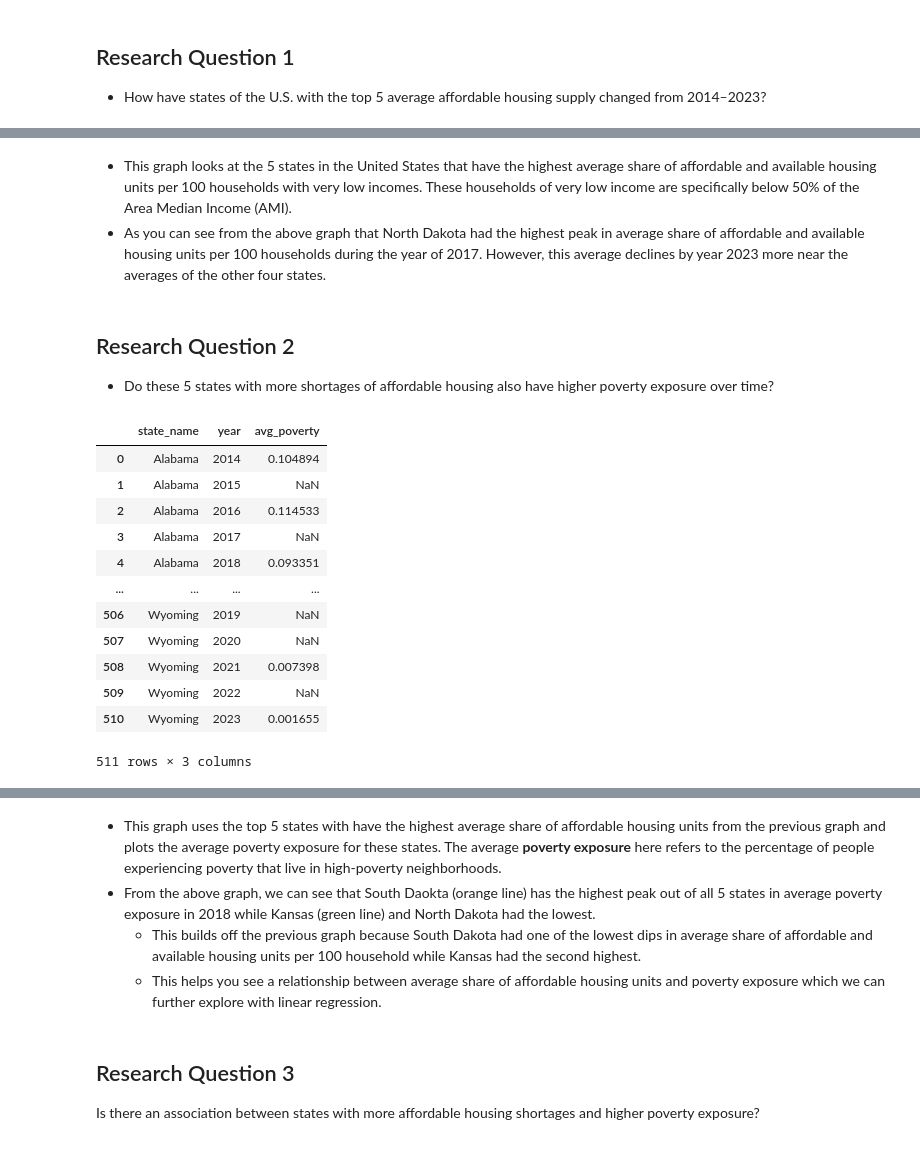
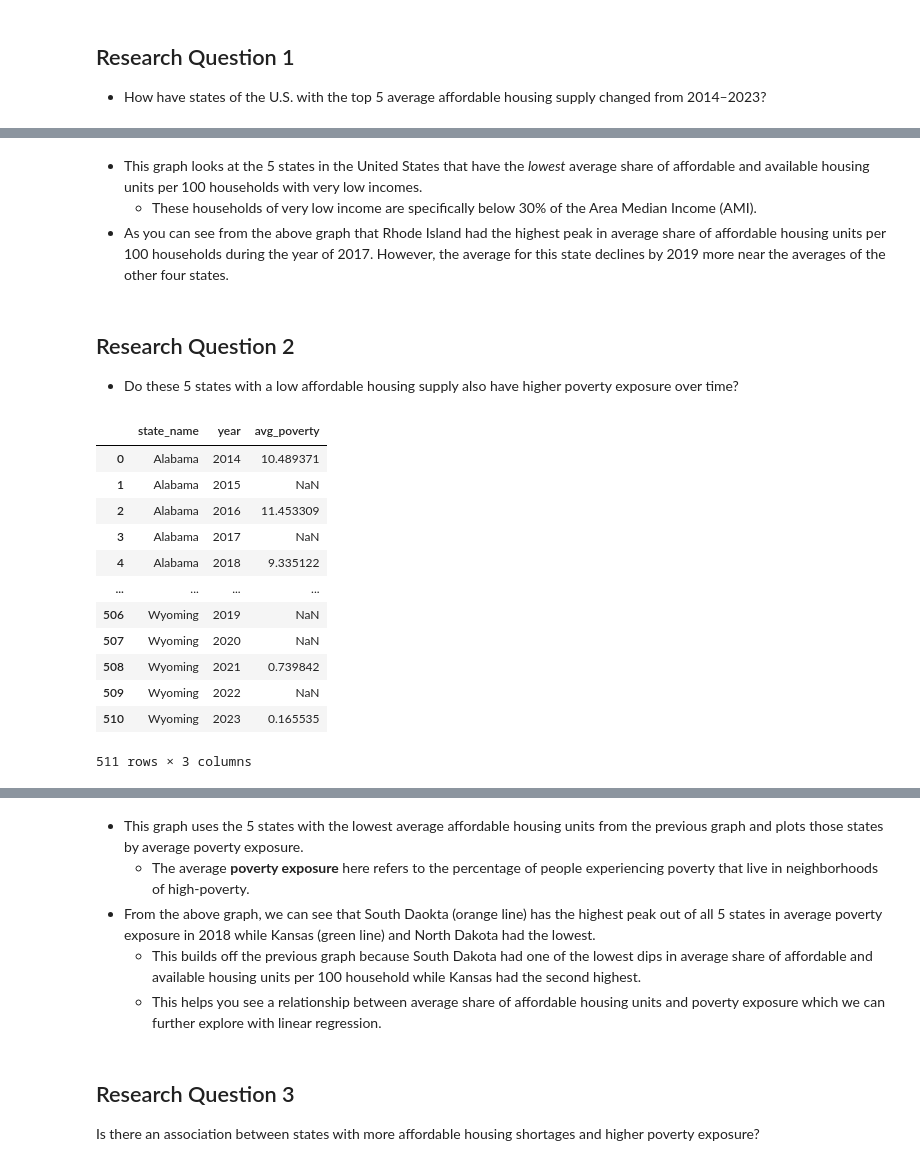
Before and after one commit to Adrian1840/MATH120_Final_Project, a Jupyter notebook: notebooks/MATH120_Final_Project.ipynb, the cells around one changed output, grey strips where cells are left out. Cells and saved outputs as stored; diff of their text form; code cells hidden in the pictures.

```diff
--- a/notebooks/MATH120_Final_Project.ipynb
+++ b/notebooks/MATH120_Final_Project.ipynb
@@ -138,27 +138,29 @@ fig.show()
 # %% [output]
 [interactive output not drawn]
 # %% [markdown]
-* This graph looks at the 5 states in the United States that have the highest average share of affordable and available housing units per 100 households with very low incomes. These households of very low income are specifically below 50% of the Area Median Income (AMI).
-* As you can see from the above graph that North Dakota had the highest peak in average share of affordable and available housing units per 100 households during the year of 2017. However, this average declines by year 2023 more near the averages of the other four states.
+* This graph looks at the 5 states in the United States that have the *lowest* average share of affordable and available housing units per 100 households with very low incomes.
+    * These households of very low income are specifically below 30% of the Area Median Income (AMI).
+* As you can see from the above graph that Rhode Island had the highest peak in average share of affordable housing units per 100 households during the year of 2017. However, the average for this state declines by 2019 more near the averages of the other four states.
 # %% [markdown]
 ## Research Question 2
-* Do these 5 states with more shortages of affordable housing also have higher poverty exposure over time?
+* Do these 5 states with a low affordable housing supply also have higher poverty exposure over time?
 # %%
 #Avg poverty share (pct) of ppl experiencing poverty who live in high-poverty neighborhoods
 poverty_st_yr = county.groupby(["state_name","year"], as_index=False).agg(avg_poverty= ("share_poverty_exposure","mean")) #adds pop col with mean of pop
+poverty_st_yr["avg_poverty"] = poverty_st_yr["avg_poverty"] * 100 #converts these proportions to percentages 0<avg_poverty<100 instead of 0<...<1
 poverty_st_yr
 # %% [output]
 |  | state_name | year | avg_poverty |
-| 0 | Alabama | 2014 | 0.104894 |
+| 0 | Alabama | 2014 | 10.489371 |
 | 1 | Alabama | 2015 | NaN |
-| 2 | Alabama | 2016 | 0.114533 |
+| 2 | Alabama | 2016 | 11.453309 |
 | 3 | Alabama | 2017 | NaN |
-| 4 | Alabama | 2018 | 0.093351 |
+| 4 | Alabama | 2018 | 9.335122 |
 | ... | ... | ... | ... |
 | 506 | Wyoming | 2019 | NaN |
 | 507 | Wyoming | 2020 | NaN |
-| 508 | Wyoming | 2021 | 0.007398 |
+| 508 | Wyoming | 2021 | 0.739842 |
 | 509 | Wyoming | 2022 | NaN |
-| 510 | Wyoming | 2023 | 0.001655 |
+| 510 | Wyoming | 2023 | 0.165535 |
 511 rows × 3 columns
 # %%
@@ -188,7 +190,8 @@ fig.show()
 # %% [output]
 [interactive output not drawn]
 # %% [markdown]
-* This graph uses the top 5 states with have the highest average share of affordable housing units from the previous graph and plots the average poverty exposure for these states. The average **poverty exposure** here refers to the percentage of people experiencing poverty that live in high-poverty neighborhoods.
+* This graph uses the 5 states with the lowest average affordable housing units from the previous graph and plots those states by average poverty exposure.
+    * The average **poverty exposure** here refers to the percentage of people experiencing poverty that live in neighborhoods of high-poverty.
 * From the above graph, we can see that South Daokta (orange line) has the highest peak out of all 5 states in average poverty exposure in 2018 while Kansas (green line) and North Dakota had the lowest.
     * This builds off the previous graph because South Dakota had one of the lowest dips in average share of affordable and available housing units per 100 household while Kansas had the second highest.
     * This helps you see a relationship between average share of affordable housing units and poverty exposure which we can further explore with linear regression.
```
Also changed, not shown: parts of 4 cells of this notebook.
